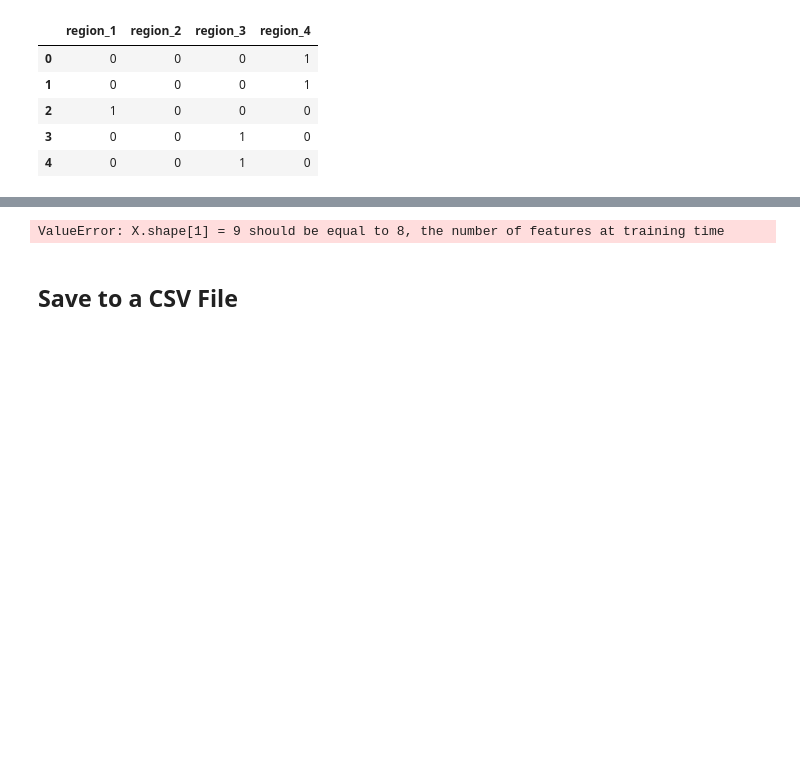
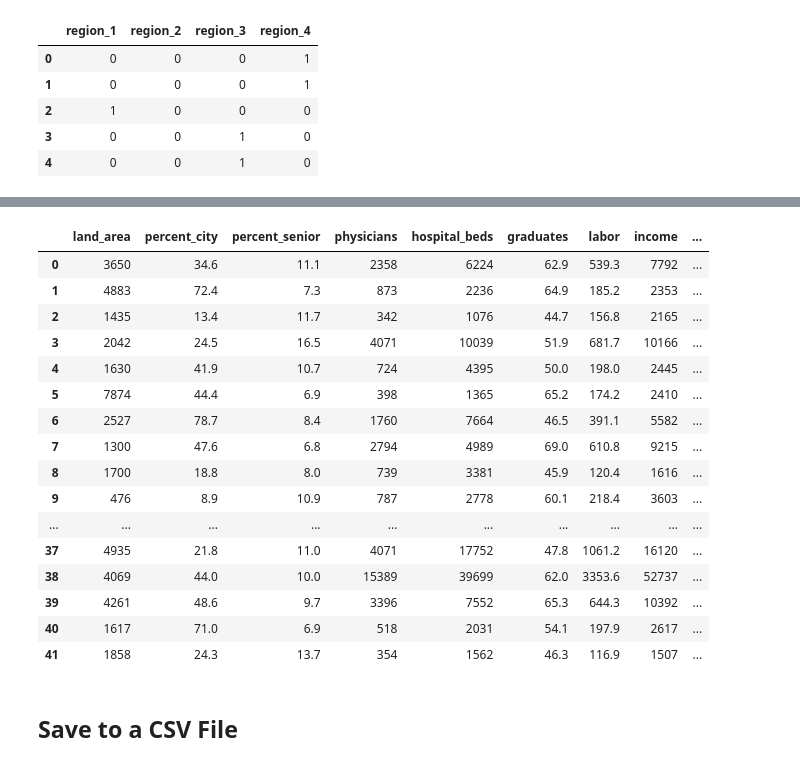
Before and after one commit to Gunnika/Crime-Rate-Prediction, a Jupyter notebook: Crime Rate Prediction.ipynb, the cells around one changed output, grey strips where cells are left out. Cells and saved outputs as stored; diff of their text form; code cells hidden in the pictures; blank space fills up the shorter version.

Commit message:
Calculate predictions on test data

```diff
--- a/Crime Rate Prediction.ipynb
+++ b/Crime Rate Prediction.ipynb
@@ -243,7 +243,7 @@ one_hot_regions_test[:5]
 | 3 | 0 | 0 | 1 | 0 |
 | 4 | 0 | 0 | 1 | 0 |
 # %%
-test_features = test_data.drop(['crime_rate', 'percent_senior', 'hospital_beds', 'physicians', 'labor'], axis=1)
+test_features = test_data.drop(['crime_rate', 'percent_senior', 'hospital_beds', 'physicians', 'labor', 'region'], axis=1)
 # %%
 '''
 transforming the test data based on the fitted training data
@@ -259,12 +264,28 @@ ValueError: operands could not be broadcast together with shapes (42,9) (8,) (42
 # %%
 predictions = svr_model.predict(test_features)*100
 crime_rate = pd.DataFrame(predictions.reshape(-1,1))
-# %% [output]
-ValueError: X.shape[1] = 9 should be equal to 8, the number of features at training time
 # %%
 test_data['crime_rate'] = crime_rate
 # %%
-test_data[:5]
+test_data
+# %% [output]
+|  | land_area | percent_city | percent_senior | physicians | hospital_beds | graduates | labor | income | ... |
+| 0 | 3650 | 34.6 | 11.1 | 2358 | 6224 | 62.9 | 539.3 | 7792 | ... |
+| 1 | 4883 | 72.4 | 7.3 | 873 | 2236 | 64.9 | 185.2 | 2353 | ... |
+| 2 | 1435 | 13.4 | 11.7 | 342 | 1076 | 44.7 | 156.8 | 2165 | ... |
+| 3 | 2042 | 24.5 | 16.5 | 4071 | 10039 | 51.9 | 681.7 | 10166 | ... |
+| 4 | 1630 | 41.9 | 10.7 | 724 | 4395 | 50.0 | 198.0 | 2445 | ... |
+| 5 | 7874 | 44.4 | 6.9 | 398 | 1365 | 65.2 | 174.2 | 2410 | ... |
+| 6 | 2527 | 78.7 | 8.4 | 1760 | 7664 | 46.5 | 391.1 | 5582 | ... |
+| 7 | 1300 | 47.6 | 6.8 | 2794 | 4989 | 69.0 | 610.8 | 9215 | ... |
+| 8 | 1700 | 18.8 | 8.0 | 739 | 3381 | 45.9 | 120.4 | 1616 | ... |
+| 9 | 476 | 8.9 | 10.9 | 787 | 2778 | 60.1 | 218.4 | 3603 | ... |
+| ... | ... | ... | ... | ... | ... | ... | ... | ... | ... |
+| 37 | 4935 | 21.8 | 11.0 | 4071 | 17752 | 47.8 | 1061.2 | 16120 | ... |
+| 38 | 4069 | 44.0 | 10.0 | 15389 | 39699 | 62.0 | 3353.6 | 52737 | ... |
+| 39 | 4261 | 48.6 | 9.7 | 3396 | 7552 | 65.3 | 644.3 | 10392 | ... |
+| 40 | 1617 | 71.0 | 6.9 | 518 | 2031 | 54.1 | 197.9 | 2617 | ... |
+| 41 | 1858 | 24.3 | 13.7 | 354 | 1562 | 46.3 | 116.9 | 1507 | ... |
 # %% [markdown]
 ## Save to a CSV File
 # %%
```
Also changed, not shown: parts of 1 cell of this notebook, 1 other file.
